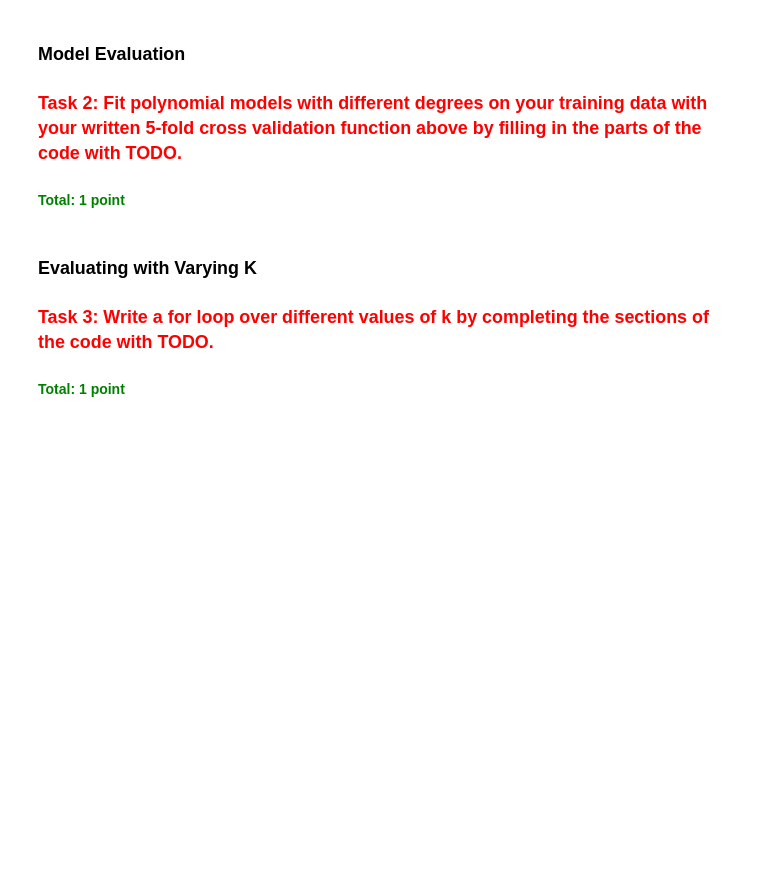
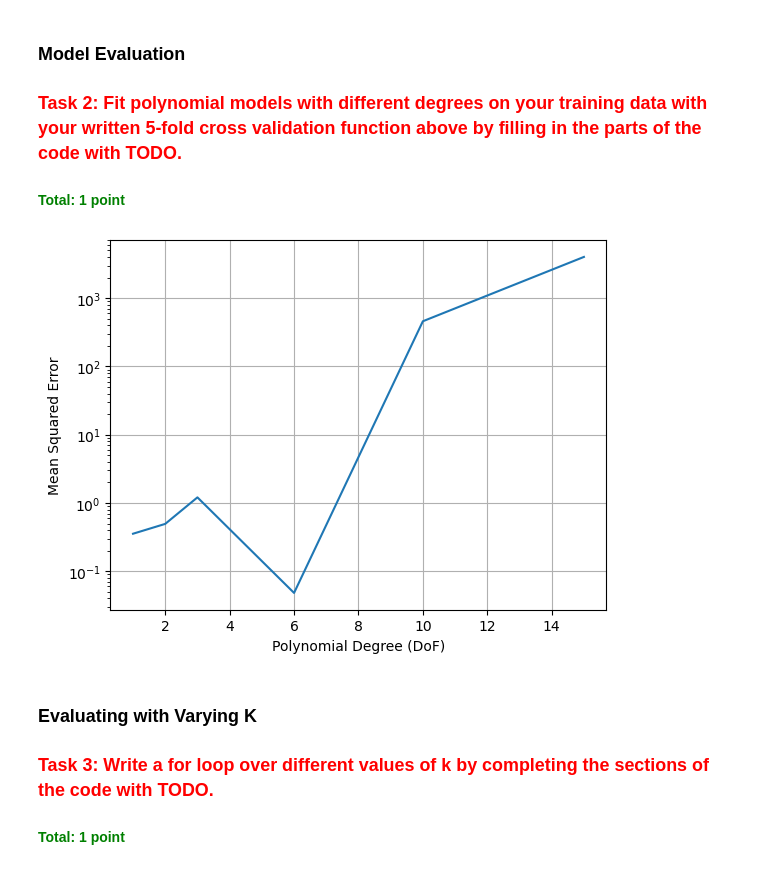
Before and after one commit to hongxuzhou/EML_25WS, a Jupyter notebook: week3/assignment_3_handout.ipynb, the cells around one changed output. Cells and saved outputs as stored; diff of their text form; code cells hidden in the pictures; blank space fills up the shorter version.

```diff
--- a/week3/assignment_3_handout.ipynb
+++ b/week3/assignment_3_handout.ipynb
@@ -162,25 +165,29 @@ def kfold_cross_validation(model, X: np.ndarray, y: np.ndarray, k: int = 5, rand
 # %%
 degrees_range = [1, 2, 3, 6, 10, 15]
 
 kfold_mse = []
 
 # Loop through different polynomial degrees
 for degree in degrees_range:
 
     # Define the polynomial regression model
-    poly_model = TODO  # TODO: define the model without regularization
+    poly_model = make_poly_model(degree=degree, reg="", lambd = 0)  # TODO: define the model without regularization -- leaving reg blank
 
     # set random seed to 42 (default) in k-fold
     # TODO: add k-fold CV mse to the list
+    mse = kfold_cross_validation(poly_model, X, y, k = 5, random_seed=42)
+    kfold_mse.append(mse)
 
 
 # plot MSE-deg
 plt.plot(degrees_range, kfold_mse)
 plt.xlabel("Polynomial Degree (DoF)")
 plt.ylabel("Mean Squared Error")
 plt.yscale("log")
 plt.grid(True)
 plt.show()
+# %% [output]
+[figure, added]
 # %% [markdown]
 ### Evaluating with Varying K
 
```
Also changed, not shown: parts of 1 cell of this notebook.
